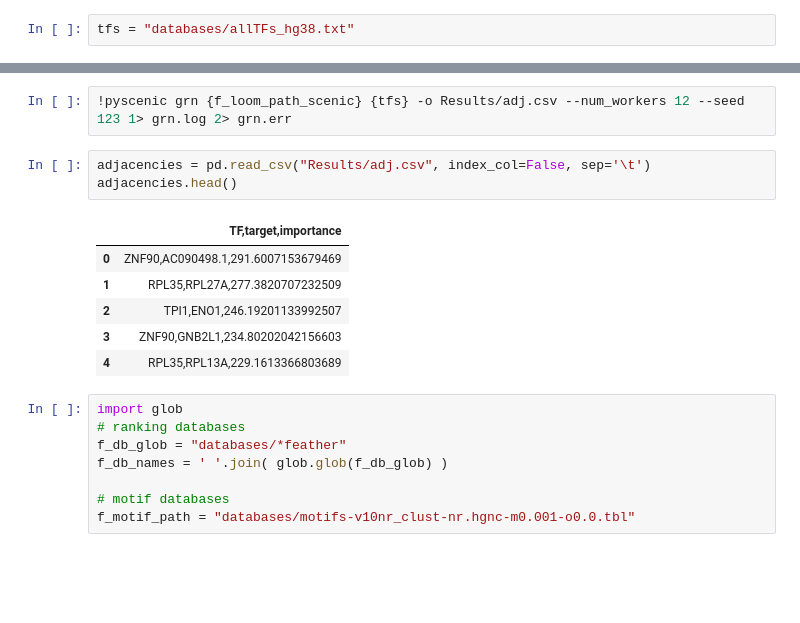
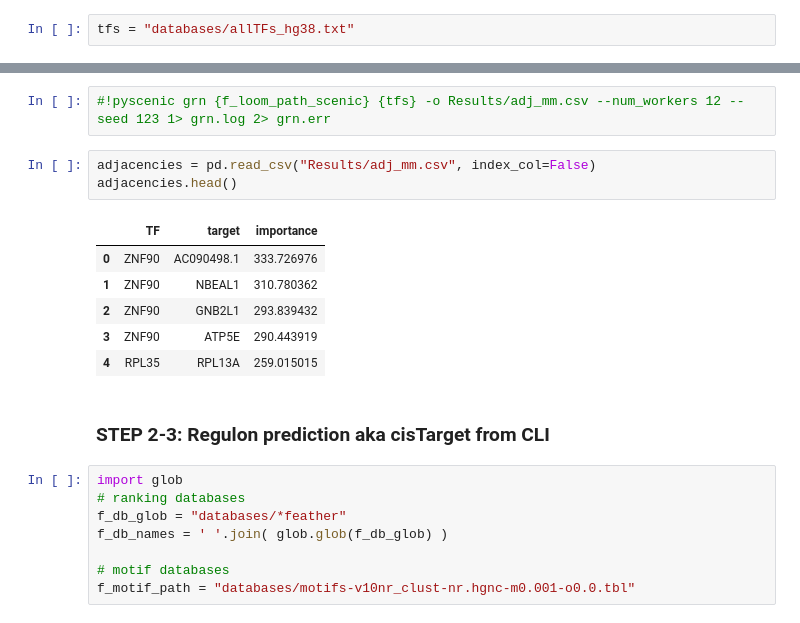
Before and after one commit to VergaJU/BoneMarrow_scRNA-Seq, a Jupyter notebook: Transcription_factors/pySCENIC_NK_mm.ipynb, the cells around one changed output, grey strips where cells are left out. Cells and saved outputs as stored; diff of their text form; blank space fills up the shorter version.

Commit message:
run pySCENIC
run pySCENIC and create integrated loom file with results

```diff
--- a/Transcription_factors/pySCENIC_NK_mm.ipynb
+++ b/Transcription_factors/pySCENIC_NK_mm.ipynb
@@ -121,15 +138,17 @@ Dask is having memoru issues using all the cores available (24), testing with le
 # %%
-!pyscenic grn {f_loom_path_scenic} {tfs} -o Results/adj.csv --num_workers 12 --seed 123 1> grn.log 2> grn.err
+#!pyscenic grn {f_loom_path_scenic} {tfs} -o Results/adj_mm.csv --num_workers 12 --seed 123 1> grn.log 2> grn.err
 # %%
-adjacencies = pd.read_csv("Results/adj.csv", index_col=False, sep='\t')
+adjacencies = pd.read_csv("Results/adj_mm.csv", index_col=False)
 adjacencies.head()
 # %% [output]
-|  | TF,target,importance |
-| 0 | ZNF90,AC090498.1,291.6007153679469 |
-| 1 | RPL35,RPL27A,277.3820707232509 |
-| 2 | TPI1,ENO1,246.19201133992507 |
-| 3 | ZNF90,GNB2L1,234.80202042156603 |
-| 4 | RPL35,RPL13A,229.1613366803689 |
+|  | TF | target | importance |
+| 0 | ZNF90 | AC090498.1 | 333.726976 |
+| 1 | ZNF90 | NBEAL1 | 310.780362 |
+| 2 | ZNF90 | GNB2L1 | 293.839432 |
+| 3 | ZNF90 | ATP5E | 290.443919 |
+| 4 | RPL35 | RPL13A | 259.015015 |
+# %% [markdown]
+### STEP 2-3: Regulon prediction aka cisTarget from CLI
 # %%
 import glob
 # ranking databases
```
Also changed, not shown: parts of 18 cells of this notebook, 1 other file.
